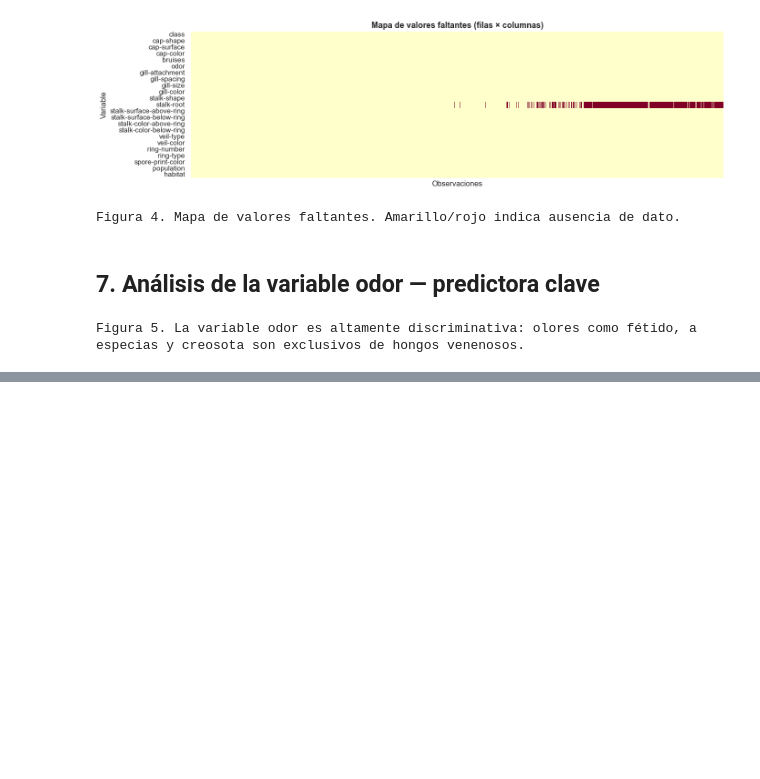
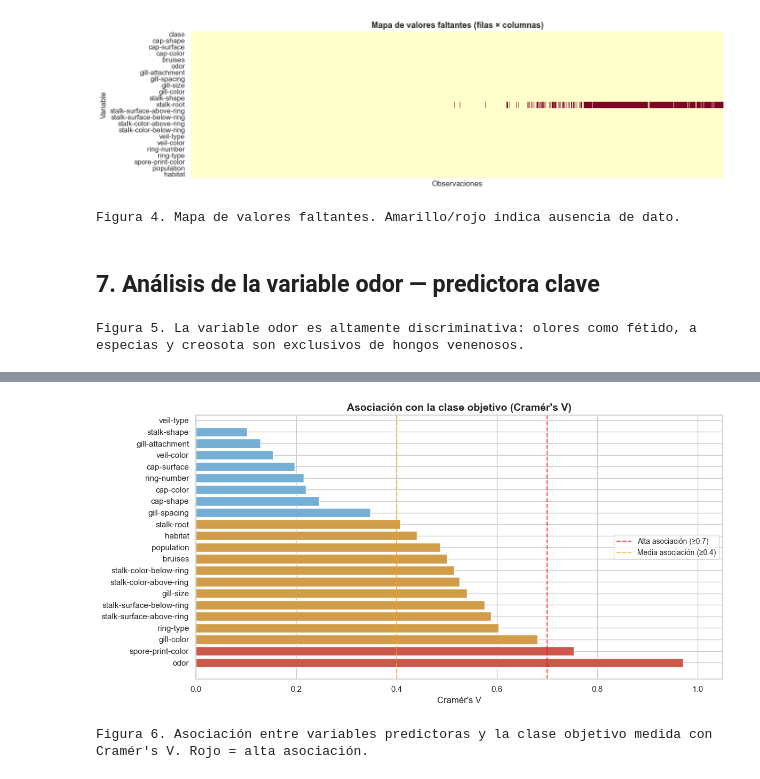
Before and after one commit to AleWWH1104/Lab10-md, a Jupyter notebook: Lab10.ipynb, the cells around one changed output, grey strips where cells are left out. Drawn from its saved outputs; the diff is of its cells as text; code cells hidden in the pictures; blank space fills up the shorter version.

```diff
--- a/Lab10.ipynb
+++ b/Lab10.ipynb
@@ -312,0 +315,24 @@ Figura 5. La variable odor es altamente discriminativa: olores como fétido, a e
+# %%
+from scipy.stats import chi2_contingency
+
+def cramers_v(x, y):
+    """Calcula el coeficiente V de Cramér entre dos variables categóricas."""
+    contingency = pd.crosstab(x, y)
+    chi2 = chi2_contingency(contingency)[0]
+    n = contingency.sum().sum()
+    r, k = contingency.shape
+    return np.sqrt(chi2 / (n * (min(r, k) - 1)))
+
+# Calculamos Cramér's V para todas las columnas vs la variable clase
+cols = [c for c in df.columns if c != 'class']
+cramers_vs_class = {}
+for col in cols:
+    try:
+        cramers_vs_class[col] = cramers_v(df[col], df['class'])
+    except Exception:
+        cramers_vs_class[col] = np.nan
+
+cramers_series = pd.Series(cramers_vs_class).sort_values(ascending=False)
+
+print('Asociación de cada variable con la clase objetivo (Cramér\'s V):')
+print(cramers_series.round(3).to_frame('Cramér\'s V'))
@@ -312,0 +357,20 @@ Figura 5. La variable odor es altamente discriminativa: olores como fétido, a e
+# %%
+# Visualización — Barplot de Cramér's V vs clase
+fig, ax = plt.subplots(figsize=(12, 6))
+colors = ["#cc584b" if v >= 0.7 else "#d19d49" if v >= 0.4 else "#76afd5"
+          for v in cramers_series.values]
+
+bars = ax.barh(cramers_series.index, cramers_series.values, color=colors)
+ax.axvline(x=0.7, color='red', linestyle='--', alpha=0.7, label='Alta asociación (≥0.7)')
+ax.axvline(x=0.4, color='orange', linestyle='--', alpha=0.7, label='Media asociación (≥0.4)')
+ax.set_title("Asociación con la clase objetivo (Cramér's V)", fontsize=14, fontweight='bold')
+ax.set_xlabel("Cramér's V")
+ax.set_xlim(0, 1.05)
+ax.legend(fontsize=10)
+plt.tight_layout()
+plt.savefig('cramers_v_vs_clase.png', dpi=150, bbox_inches='tight')
+plt.show()
+print("Figura 6. Asociación entre variables predictoras y la clase objetivo medida con Cramér's V. Rojo = alta asociación.")
+# %% [output]
+[figure, added]
+Figura 6. Asociación entre variables predictoras y la clase objetivo medida con Cramér's V. Rojo = alta asociación.
```
Also changed, not shown: parts of 8 cells of this notebook, 4 other files.
